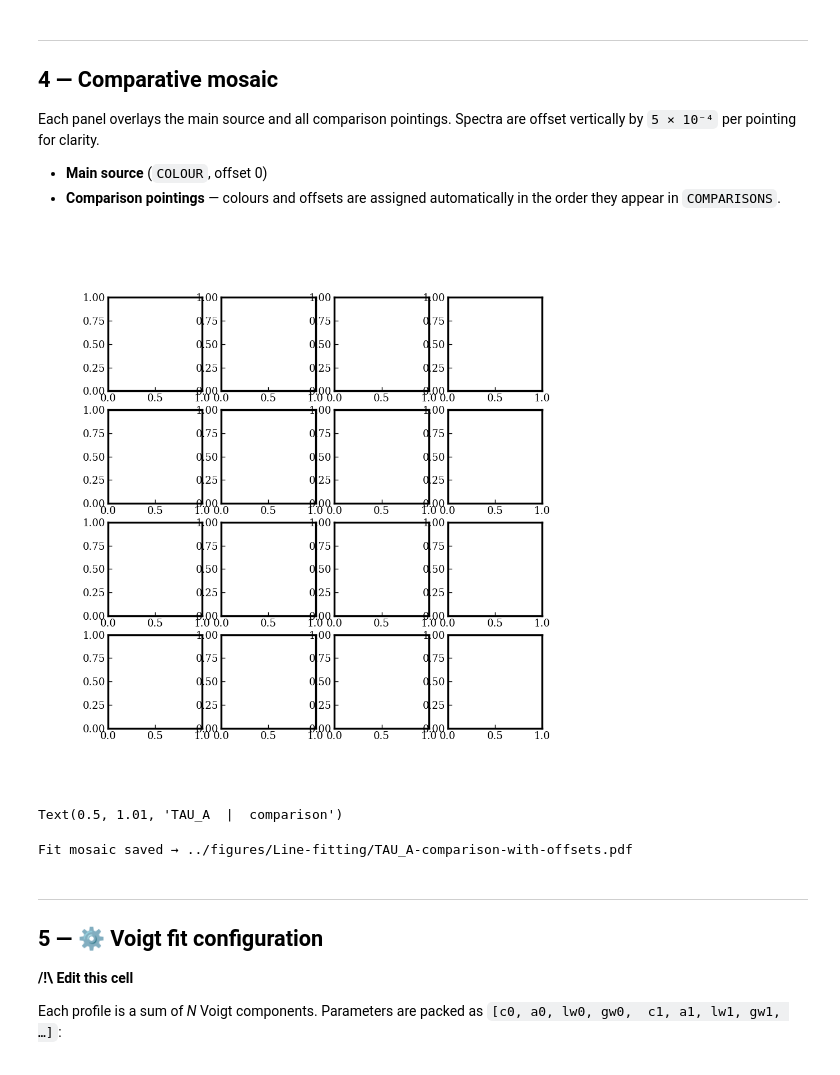
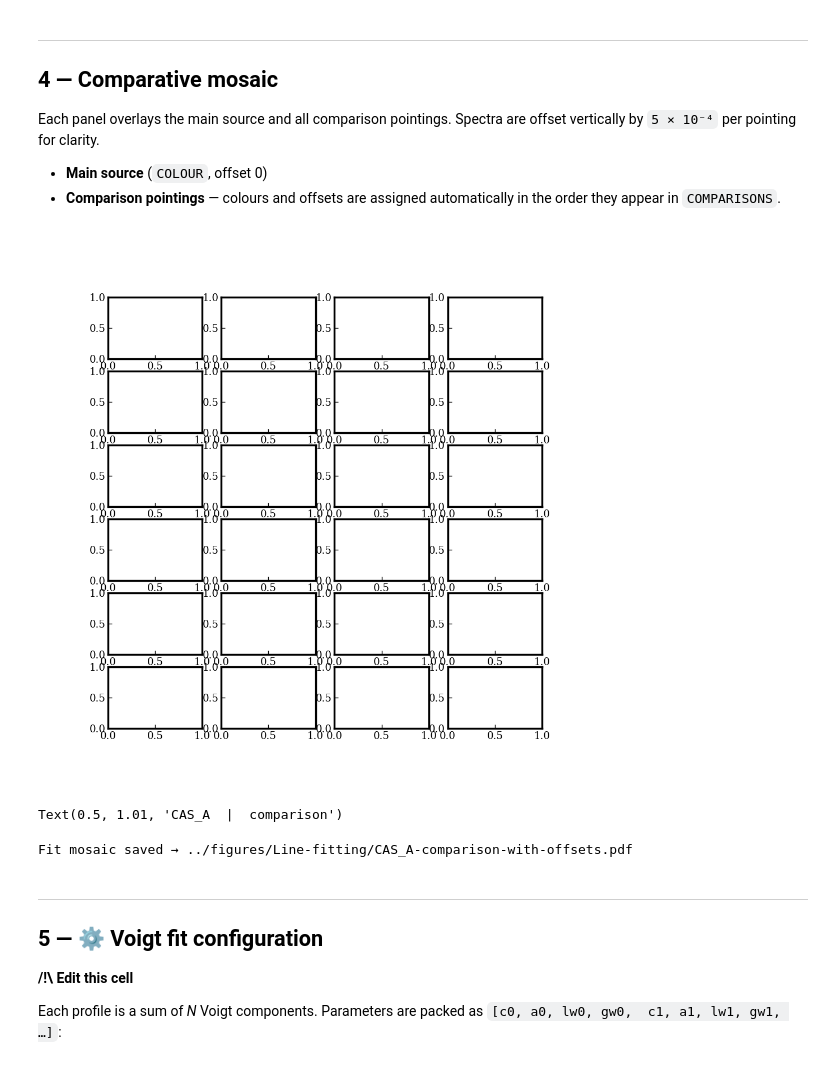
Before and after one commit to LucieCros/rrl-ism-analysis, a Jupyter notebook: notebooks/4_Line-fitting.ipynb, the cells around one changed output. Saved outputs shown, nothing was run; the diff lists cells and outputs as text; code cells hidden in the pictures.

Commit message:
Line fitting : done

```diff
--- a/notebooks/4_Line-fitting.ipynb
+++ b/notebooks/4_Line-fitting.ipynb
@@ -90,7 +90,7 @@ COMPARISONS = []
 # =============================================================================
 
 # --- Main source to fit -------------------------------------------------------
-SOURCE  = 'TAU_A'   # Source identifier (must match 3_Stacking output)
+SOURCE  = 'CAS_A'   # Source identifier (must match 3_Stacking output)
 USE_OFF = False            # True  → use the OFF-subtracted stacks
                            # False → use the ON stacks
 COLOUR  = 'k'          # Colour for the main-source fit curves
@@ -102,13 +102,13 @@ COLOUR  = 'k'          # Colour for the main-source fit curves
 #   'label'   — legend label
 #   'colour'  — line colour
 # Set to an empty list [] to show only the main source (no comparison).
-COMPARISONS = [
-    {'source': 'TAUA_CLOUDS', 'label': 'TAUA CO 1',    'colour': 'blue'},
-    {'source': 'TAUA_CLOUDS_OFF', 'label': 'TAUA CO 2',    'colour': 'green'},
-    {'source': 'TAUCLOUDS_HI', 'label': 'TAUA HI 1',    'colour': 'orange'},
-    {'source': 'TAUCLOUDS_HI_OFF', 'label': 'TAUA HI 2',    'colour': 'red'},
-]
-
+# COMPARISONS = [
+#     {'source': 'TAUA_CLOUDS', 'label': 'TAUA CO 1',    'colour': 'blue'},
+#     {'source': 'TAUA_CLOUDS_OFF', 'label': 'TAUA CO 2',    'colour': 'green'},
+#     {'source': 'TAUCLOUDS_HI', 'label': 'TAUA HI 1',    'colour': 'orange'},
+#     {'source': 'TAUCLOUDS_HI_OFF', 'label': 'TAUA HI 2',    'colour': 'red'},
+# ]
+COMPARISONS = []
 # --- Paths --------------------------------------------------------------------
 STACK_DIR  = '../data/stacks'          # Folder containing the .txt stack files
 OUTPUT_DIR = '../data/fitresults'  # Folder where CSV fit results will be written
@@ -117,13 +117,13 @@ PATH_PDF   = '../figures/Line-fitting/' # Folder where figures will be written
 # --- Spectral parameters (must match values used in 3_Stacking) ---------------
 WIDTH   = 1000    # Window width in channels
 DF      = None    # Channel width [Hz]. Default: Nominal spectral resolution
-OG      = 1e4     # Optical-depth gain factor
+OG      = 1e3     # Optical-depth gain factor
 
 # --- Rebinning ----------------------------------------------------------------
 REBIN_FACTOR = 4   # Spectral rebinning factor for display and fitting
 
 # --- Voigt fitting ------------------------------------------------------------
-VELOS  = [0,10]    # Initial velocity guess(es) per component [km/s]
+VELOS  = [-47,-38,0]    # Initial velocity guess(es) per component [km/s]
 DVELOS = 5   # Half-search window per component [km/s]; scalar or list (same length as VELOS)
 
 # --- Visualisation ------------------------------------------------------------
@@ -272,12 +265,12 @@ Spectra are offset vertically by `5 × 10⁻⁴` per pointing for clarity.
 # %%
 # Vertical offsets: main source = 0, comparisons = +5, +10, …
 _offsets = [0] + [5 * (i + 1) for i in range(len(comp_stacks))]
 
-n_rows = np.ceil(nstacks // MOSAIC_COLS)
+n_rows = int(np.ceil(nstacks / MOSAIC_COLS))
 fig_cmp, ax_cmp = plt.subplots(n_rows, MOSAIC_COLS, figsize=(10, 10))
 ax_flat = np.array(ax_cmp).flatten()
 # %% [output]
-[figure, old version]
+[figure, new version]
 # %%
 for ks in range(nstacks):
     nmin, nmax = qbounds[ks]
@@ -291,13 +284,13 @@ for ks in range(nstacks):
 
     # ── Main source (offset = 0) ──────────────────────────────────────────
     line_rb, xaxis = tools.rebinning(STACKS[ks], FREF, REBIN_FACTOR)
-    ax.step(xaxis, line_rb * 1e4 + _offsets[0], c=COLOUR,
+    ax.step(xaxis, line_rb * OG + _offsets[0], c=COLOUR,
             label=f'{SOURCE}{_off_str}')
 
     # ── Comparison pointings ──────────────────────────────────────────────
     for i, (lbl, col, arr) in enumerate(comp_stacks):
         line_rb_c, _ = tools.rebinning(arr[ks], FREF, REBIN_FACTOR)
-        ax.step(xaxis, line_rb_c * 1e4 + _offsets[i + 1], c=col, label=lbl)
+        ax.step(xaxis, line_rb_c * OG + _offsets[i + 1], c=col, label=lbl)
 
     # ── Panel formatting ──────────────────────────────────────────────────
     # y-limits scale with the number of overlaid spectra
@@ -342,12 +335,12 @@ fig_cmp.supylabel(r'$\tau \times 10^{-4}$ + offset')
 fig_cmp.supxlabel(r'Doppler shift $f - f_{n+1 \to n}$')
 fig_cmp.suptitle(f'{SOURCE}{_off_str}  |  comparison', fontsize=13, y=1.01)
 # %% [output]
-Text(0.5, 1.01, 'TAU_A  |  comparison')
+Text(0.5, 1.01, 'CAS_A  |  comparison')
 # %%
 fig_cmp.savefig(f'{PATH_PDF}{SOURCE}{_off_str}-comparison-with-offsets.pdf', bbox_inches='tight')
 print(f'Fit mosaic saved → {PATH_PDF}{SOURCE}{_off_str}-comparison-with-offsets.pdf')
 # %% [output]
-Fit mosaic saved → ../figures/Line-fitting/TAU_A-comparison-with-offsets.pdf
+Fit mosaic saved → ../figures/Line-fitting/CAS_A-comparison-with-offsets.pdf
 # %% [markdown]
 ---
 ## 5 — ⚙️ Voigt fit configuration
```
Also changed, not shown: parts of 16 cells of this notebook, 5 other files.
